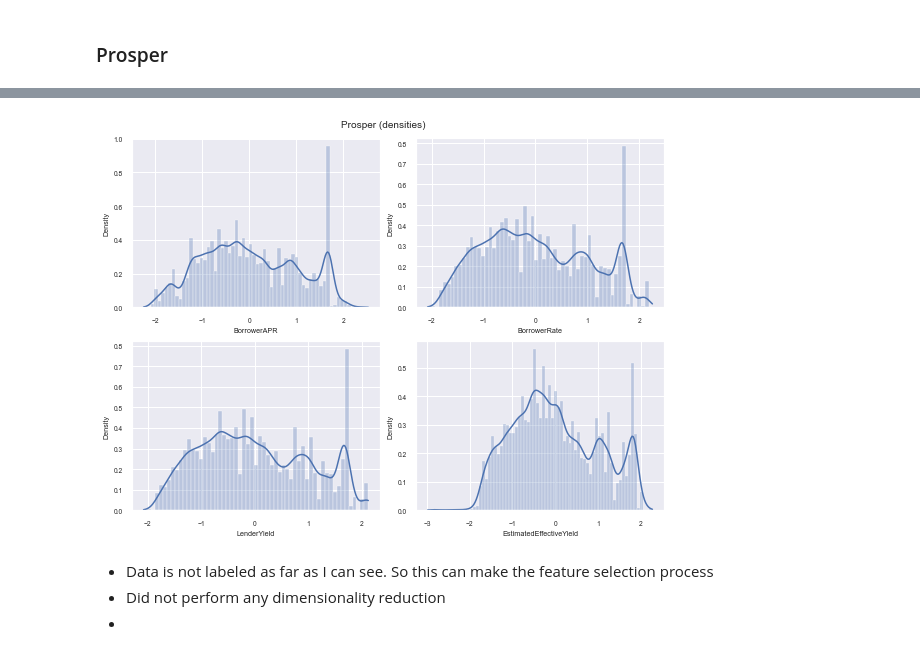
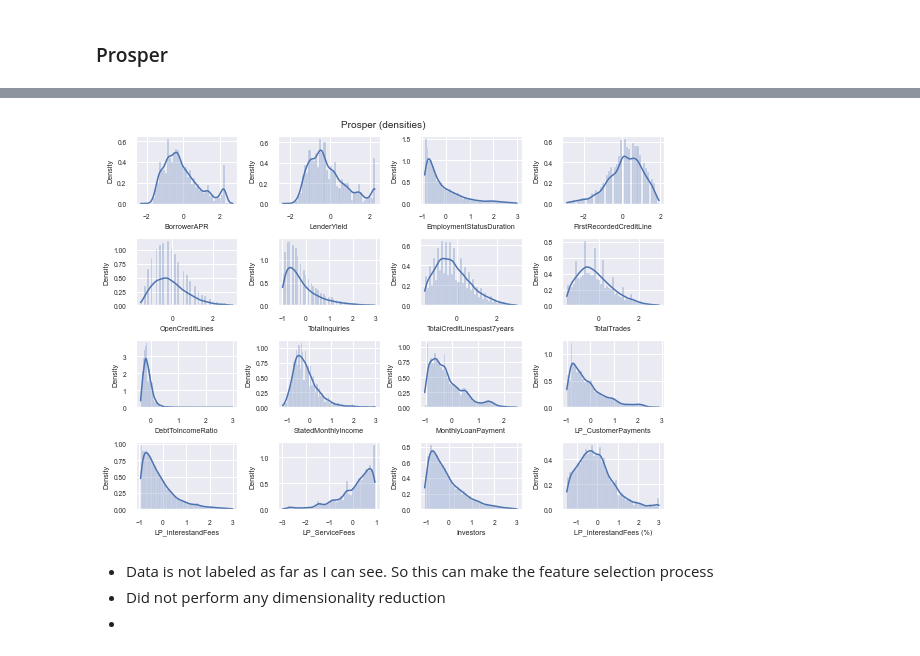
Before and after one commit to nsydn/fraud, a Jupyter notebook: fraud.ipynb, the cells around one changed output, grey strips where cells are left out. Cells and saved outputs as stored; diff of their text form; code cells hidden in the pictures.

```diff
--- a/fraud.ipynb
+++ b/fraud.ipynb
@@ -93,0 +83,5 @@ A
+# %%
+data2 = data
+data2 = data2.drop(columns=list(set(cols_to_drop[folders[i]]) | set(data.count().index[data.count()<0.5*len(data)])))
+data2 = data2.dropna().reset_index(drop=True)
+print(data2.shape)
@@ -117,2 +171,13 @@ Text(0.5, 1.0, 'Prosper (correlation matrix)')
 # %%
-# do pca analysis and do unsupervisd clustering
+# data2_std.corr() = data2_std.corr()[(data2_std.corr()['Target']>=0.05) & (data2_std.corr().loc['Target',:]>=0.05)]
+data2_std = data2_std.drop(columns=data2_std.corr()[data2_std.corr()['Target']<0.05].index)
+
+new_labels = []
+for j,s in enumerate(data2_std.columns):
+    new_labels.append(str(j)+' '+''.join([c for c in s if c.isupper()]))
+
+fig, ax = plt.subplots(figsize=(10,8)); sns.set_theme(font_scale=.6)
+sns.heatmap(data2_std.corr(), cmap='coolwarm', annot_kws={"size": 10}, xticklabels=new_labels, yticklabels=new_labels)#, linewidths=.05, linecolor='gray');
+plt.title(folders[i]+' (correlation matrix)', fontsize=10)
+
+data2_std['Target'] = data['Target']
@@ -119,4 +354,6 @@ Text(0.5, 1.0, 'Prosper (correlation matrix)')
 # %%
-for _,col in enumerate(data2_std.columns):
-    print(_,col)
-    exec('F%s = data2_std[col][(data2_std[col] < 3) & (data2_std[col] > -3)]' % _)
+# for _,col in enumerate(data2_std.columns):
+for col in data2_std.columns:
+    # print(_,col)
+    # exec('F%s = data2_std[col][(data2_std[col] < 3) & (data2_std[col] > -3)]' % _)
+    data2_std = data2_std[(data2_std[col] < 3) & (data2_std[col] > -3)]
@@ -141,16 +376,20 @@ for _,col in enumerate(data2_std.columns):
+# %%
+selected_cols = ['BorrowerAPR','LenderYield','EmploymentStatusDuration','FirstRecordedCreditLine', 'OpenCreditLines','TotalInquiries'
+,'TotalCreditLinespast7years','TotalTrades','DebtToIncomeRatio','StatedMonthlyIncome','MonthlyLoanPayment','LP_CustomerPayments','LP_InterestandFees','LP_ServiceFees','Investors','LP_InterestandFees (%)']
+# ,'BorrowerRate', 'CurrentCreditLines',
 # %%
-fig, ax = plt.subplots(2,2,figsize=(8,6))
+# selected_features = np.random.choice(50,16)
+# selected_features = np.arange(0,16)
+# selected_features = [1,2,3,4,5,6,10,15,17,28,31,32,34,36,37,38]
+fig, ax = plt.subplots(4,4,figsize=(8,6))
 # for f in range(16):
-# selected_features = np.random.choice(50,16)
-# selected_features = np.arange(32,48)
-selected_features = [1,2,3,4]#,5,6,10,15,17,28,31,32,34,36,37,38]
-for _,f in enumerate(selected_features):
-    sns.histplot(eval('F%s' % f),kde=True,label=data2_std.columns[f],stat="density",alpha=0.3, ax=ax[int(np.floor(_/2)),_%2])
+for _,col in enumerate(selected_cols):
+    sns.histplot(data2_std[col],kde=True,stat="density",alpha=0.3, ax=ax[int(np.floor(_/4)),_%4]) #label=data2_std.columns[f]
     # ax[int(np.floor(f/4)),f%4].set_title(data2_std.columns[f])
 plt.suptitle(folders[i]+' (densities)', fontsize=10)
 plt.tight_layout()
 # %% [output]
-[figure, old version]
+[figure, new version]
 # %% [markdown]
 * Data is not labeled as far as I can see. So this can make the feature selection process
 * Did not perform any dimensionality reduction
```
Also changed, not shown: parts of 37 cells of this notebook, 4 other files.
